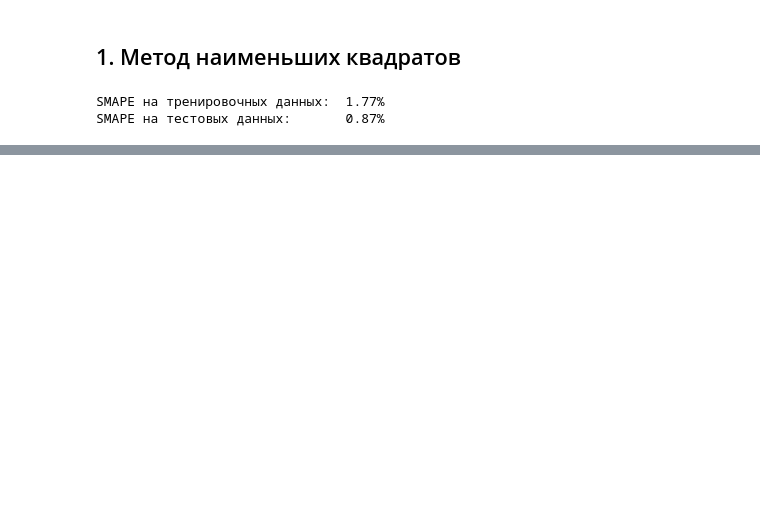
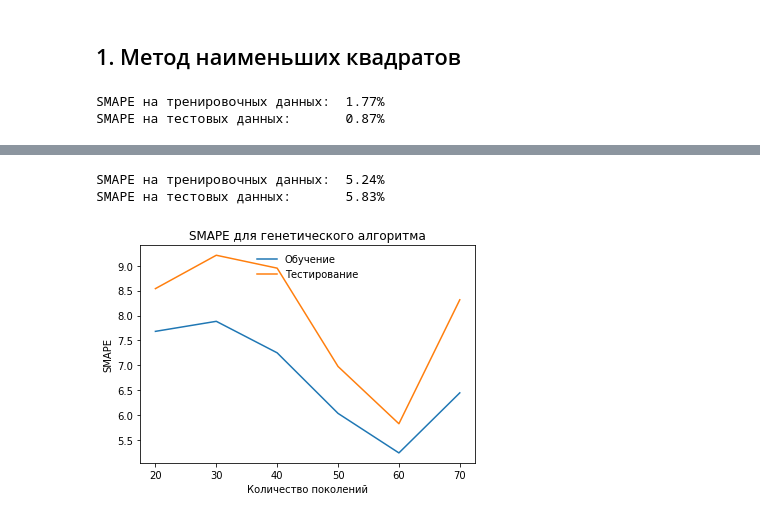
Before and after one commit to BakasaRus/IntelligentSystems, a Jupyter notebook: Labs/Linear.ipynb, the cells around one changed output, grey strips where cells are left out. Saved outputs shown, nothing was run; the diff lists cells and outputs as text; code cells hidden in the pictures; blank space fills up the shorter version.

```diff
--- a/Labs/Linear.ipynb
+++ b/Labs/Linear.ipynb
@@ -114,0 +159,35 @@ plt.show()
+# %%
+genetic_smape_train, genetic_smape_test = [], []
+for n_generations in n_gen_range:
+    estimator = Ridge(solver="auto")
+    selector = GeneticSelectionCV(estimator,
+                                  cv=5,
+                                  verbose=0,
+                                  max_features=features,
+                                  scoring=smape_scorer,
+                                  n_population=n_populations,
+                                  crossover_proba=best_crossover_proba,
+                                  mutation_proba=best_mutation_proba,
+                                  n_generations=n_generations,
+                                  n_gen_no_change=5,
+                                  caching=True,
+                                  n_jobs=-1)
+    selector.fit(train_X, train_y)
+    genetic_smape_train.append(smape(selector.predict(train_X), train_y))
+    genetic_smape_test.append(smape(selector.predict(test_X), test_y))
+print(f'SMAPE на тренировочных данных: {min(genetic_smape_train):5.2f}%')
+print(f'SMAPE на тестовых данных:      {min(genetic_smape_test):5.2f}%')
+# %% [output]
+SMAPE на тренировочных данных:  5.24%
+SMAPE на тестовых данных:       5.83%
+# %%
+
+plt.title("SMAPE для генетического алгоритма")
+plt.xlabel("Количество поколений")
+plt.ylabel("SMAPE")
+plt.plot(n_gen_range, genetic_smape_train, label='Обучение')
+plt.plot(n_gen_range, genetic_smape_test, label='Тестирование')
+plt.legend(loc='upper center', frameon=False)
+plt.show()
+# %% [output]
+[figure, added]
```
Also changed, not shown: parts of 10 cells of this notebook.
